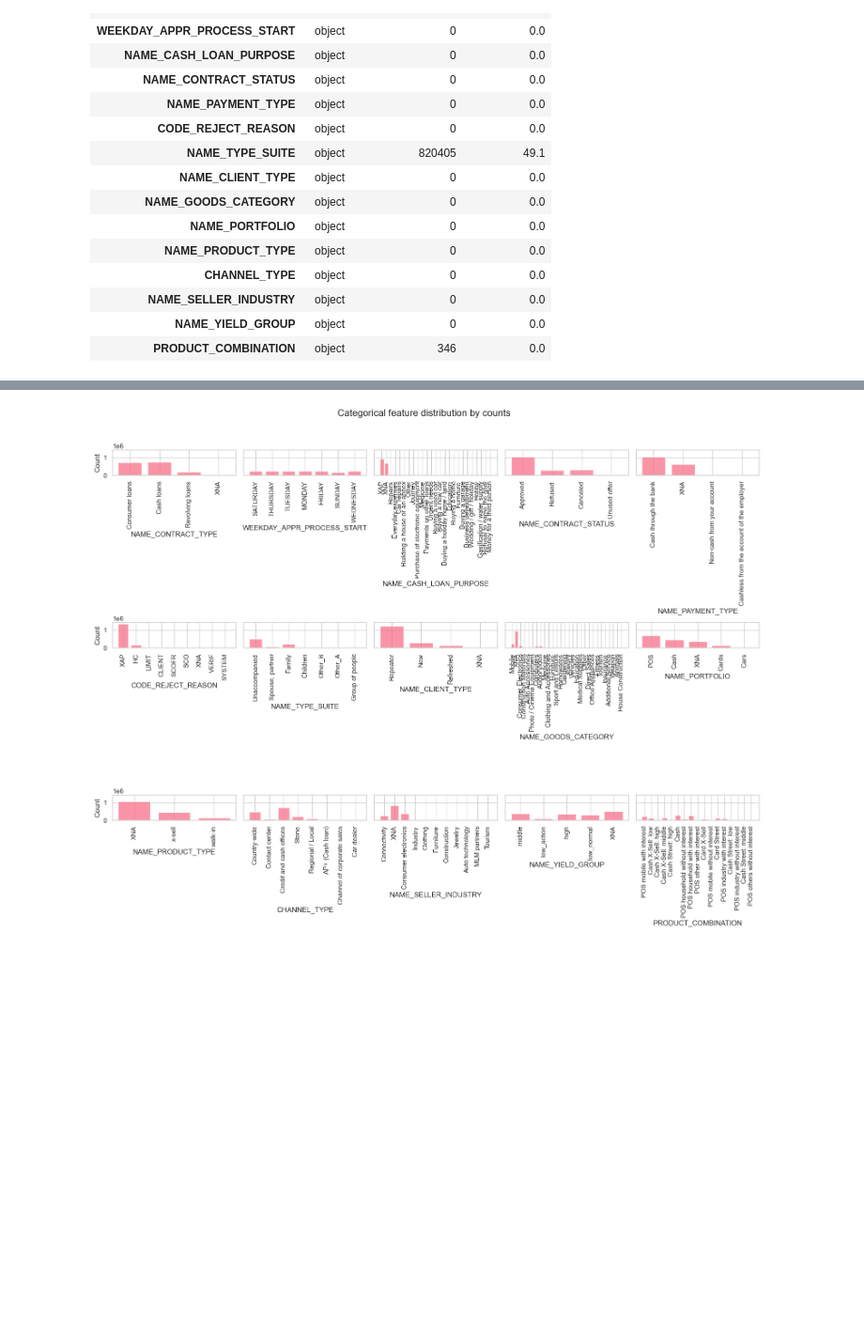
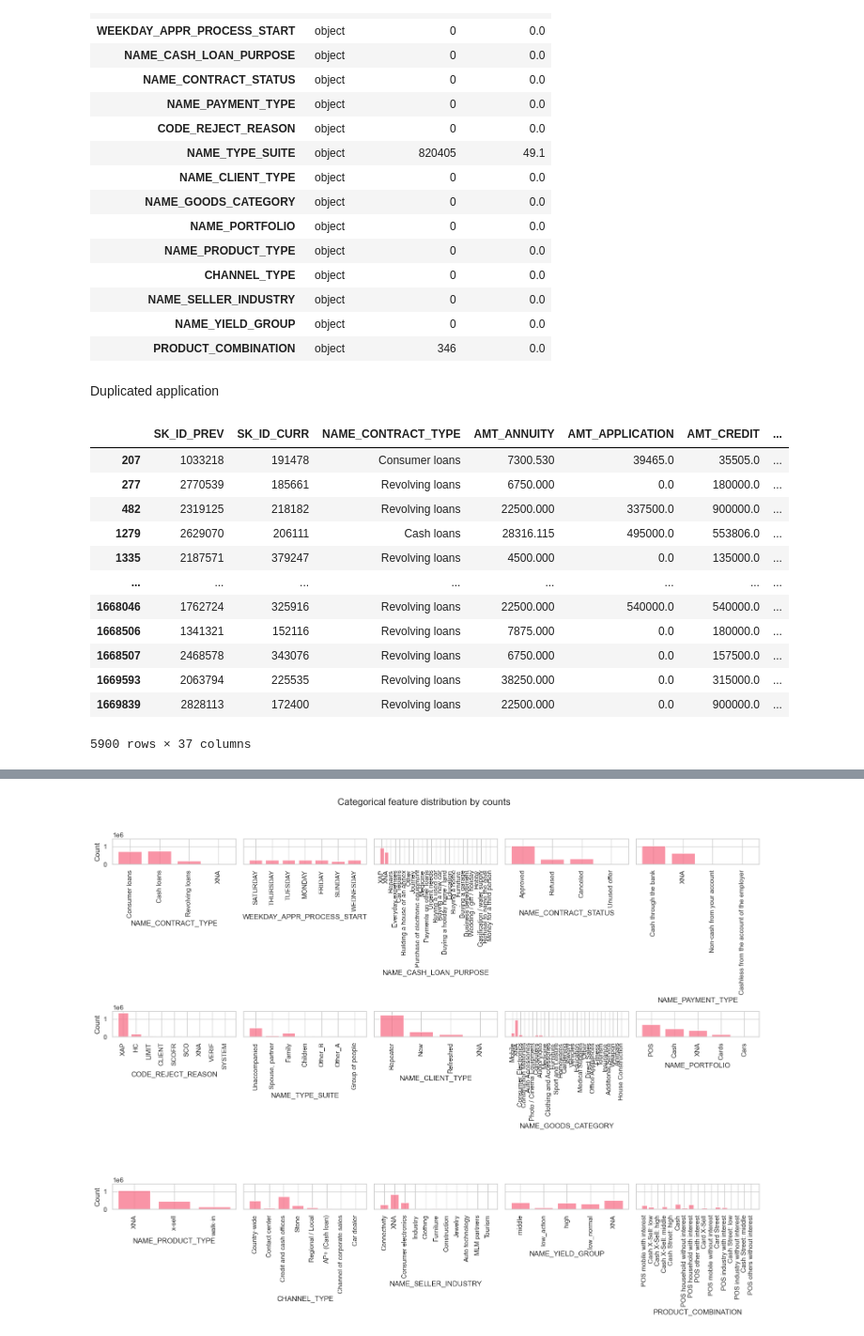
Before and after one commit to gkukse/Home-Credit-Default-Risk, a Jupyter notebook: previous_application.ipynb, the cells around one changed output, grey strips where cells are left out. Shown at 94% size. Saved outputs shown, nothing was run; the diff lists cells and outputs as text; code cells hidden in the pictures; blank space fills up the shorter version.

```diff
--- a/previous_application.ipynb
+++ b/previous_application.ipynb
@@ -34,3 +31,5 @@ The autoreload extension is already loaded. To reload it, use:
+# %%
+pd.set_option('display.max_columns', None)
 # %%
 previous_application = help_tool.csv_download(r'Archive\home-credit-default-risk\previous_application.csv')
 help_tool.first_look(previous_application)
@@ -98,3 +97,21 @@ Dataset has 1544404 duplicates
 | NAME_SELLER_INDUSTRY | object | 0 | 0.0 |
 | NAME_YIELD_GROUP | object | 0 | 0.0 |
 | PRODUCT_COMBINATION | object | 346 | 0.0 |
+# %% [markdown]
+Duplicated application
+# %%
+previous_application[previous_application['NFLAG_LAST_APPL_IN_DAY'] != 1]
+# %% [output]
+|  | SK_ID_PREV | SK_ID_CURR | NAME_CONTRACT_TYPE | AMT_ANNUITY | AMT_APPLICATION | AMT_CREDIT | ... |
+| 207 | 1033218 | 191478 | Consumer loans | 7300.530 | 39465.0 | 35505.0 | ... |
+| 277 | 2770539 | 185661 | Revolving loans | 6750.000 | 0.0 | 180000.0 | ... |
+| 482 | 2319125 | 218182 | Revolving loans | 22500.000 | 337500.0 | 900000.0 | ... |
+| 1279 | 2629070 | 206111 | Cash loans | 28316.115 | 495000.0 | 553806.0 | ... |
+| 1335 | 2187571 | 379247 | Revolving loans | 4500.000 | 0.0 | 135000.0 | ... |
+| ... | ... | ... | ... | ... | ... | ... | ... |
+| 1668046 | 1762724 | 325916 | Revolving loans | 22500.000 | 540000.0 | 540000.0 | ... |
+| 1668506 | 1341321 | 152116 | Revolving loans | 7875.000 | 0.0 | 180000.0 | ... |
+| 1668507 | 2468578 | 343076 | Revolving loans | 6750.000 | 0.0 | 157500.0 | ... |
+| 1669593 | 2063794 | 225535 | Revolving loans | 38250.000 | 0.0 | 315000.0 | ... |
+| 1669839 | 2828113 | 172400 | Revolving loans | 22500.000 | 0.0 | 900000.0 | ... |
+5900 rows × 37 columns
```
Also changed, not shown: parts of 8 cells of this notebook, 1 other file.
